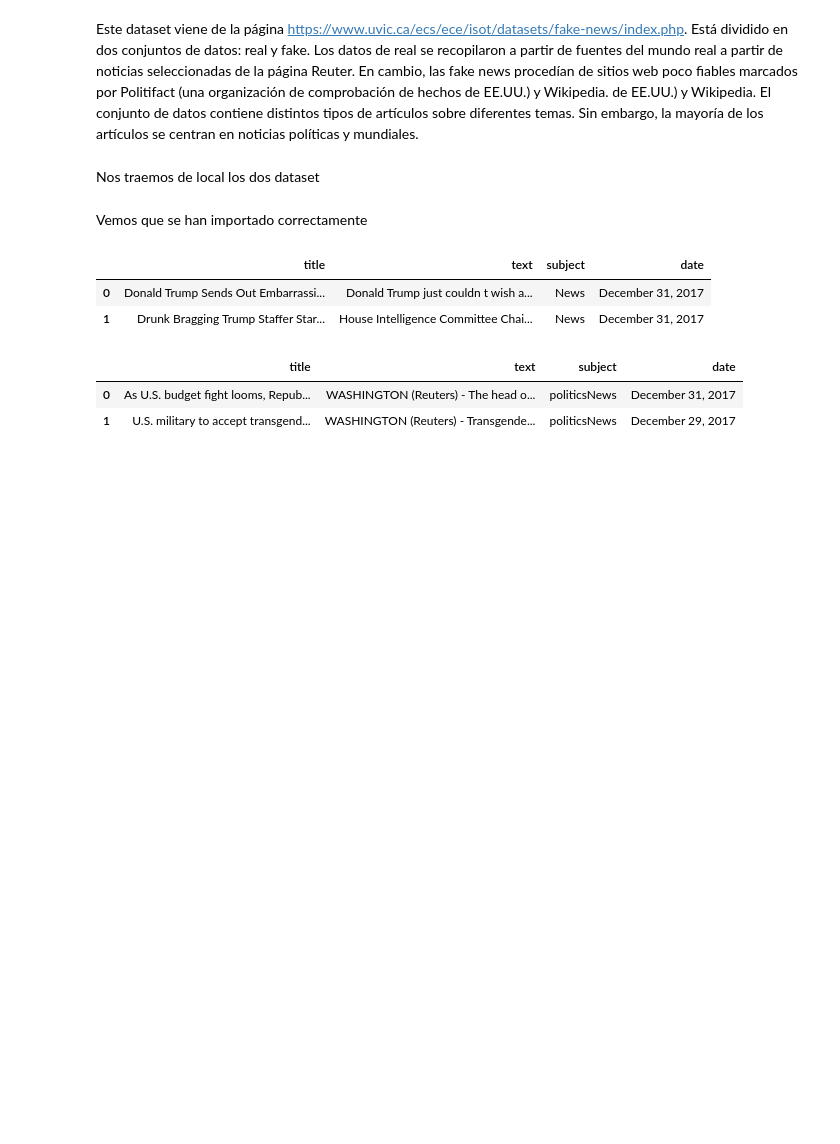
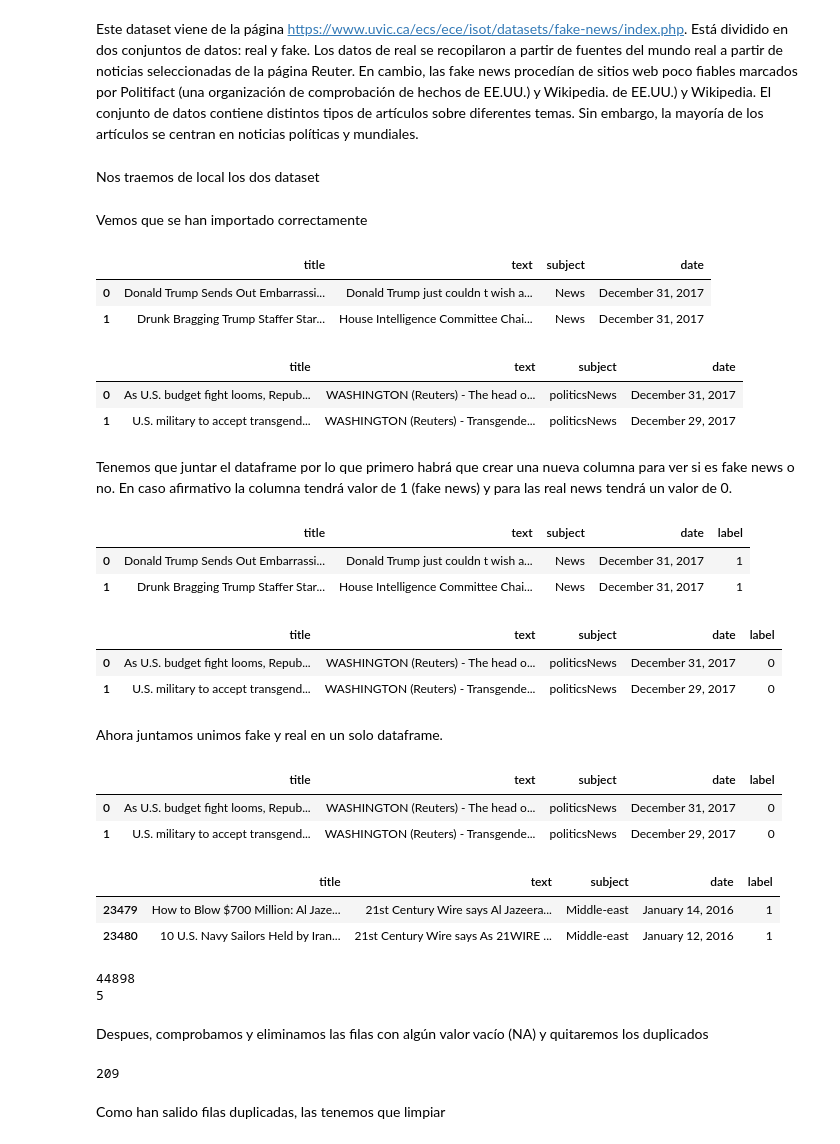
Before and after one commit to esterfb3397/fake-news-project-tfm, a Jupyter notebook: EDA.ipynb, the cells around one changed output. Saved outputs shown, nothing was run; the diff lists cells and outputs as text; code cells hidden in the pictures; blank space fills up the shorter version.

```diff
--- a/EDA.ipynb
+++ b/EDA.ipynb
@@ -16,8 +19,8 @@ Sin embargo, la mayoría de los artículos se centran en noticias políticas y m
 # %% [markdown]
 Nos traemos de local los dos dataset
 # %%
-fake = pd.read_csv('/content/fake-news-project-tfm/data/Fake.csv',delimiter=',',skiprows=0,low_memory=False)
-real = pd.read_csv('/content/fake-news-project-tfm/data/True.csv',delimiter=',',skiprows=0,low_memory=False)
+fake = pd.read_csv('/content/fake-news-project-tfm/data/Fake.csv',delimiter=',',skiprows=0,encoding='utf8', engine='python')
+real = pd.read_csv('/content/fake-news-project-tfm/data/True.csv',delimiter=',',skiprows=0,encoding='utf8', engine='python')
 # %% [markdown]
 Vemos que se han importado correctamente
 # %%
@@ -32,3 +35,5 @@ real.head(2)
 |  | title | text | subject | date |
 | 0 | As U.S. budget fight looms, Repub... | WASHINGTON (Reuters) - The head o... | politicsNews | December 31, 2017 |
 | 1 | U.S. military to accept transgend... | WASHINGTON (Reuters) - Transgende... | politicsNews | December 29, 2017 |
+# %% [markdown]
+Tenemos que juntar el dataframe por lo que primero habrá que crear una nueva columna para ver si es fake news o no. En caso afirmativo la columna tendrá valor de 1 (fake news) y para las real news tendrá un valor de 0.
@@ -34,0 +42,6 @@ real.head(2)
+# %%
+fake.head(2)
+# %% [output]
+|  | title | text | subject | date | label |
+| 0 | Donald Trump Sends Out Embarrassi... | Donald Trump just couldn t wish a... | News | December 31, 2017 | 1 |
+| 1 | Drunk Bragging Trump Staffer Star... | House Intelligence Committee Chai... | News | December 31, 2017 | 1 |
@@ -34,0 +50,8 @@ real.head(2)
+# %%
+real.head(2)
+# %% [output]
+|  | title | text | subject | date | label |
+| 0 | As U.S. budget fight looms, Repub... | WASHINGTON (Reuters) - The head o... | politicsNews | December 31, 2017 | 0 |
+| 1 | U.S. military to accept transgend... | WASHINGTON (Reuters) - Transgende... | politicsNews | December 29, 2017 | 0 |
+# %% [markdown]
+Ahora juntamos unimos fake y real en un solo dataframe.
@@ -34,0 +60,27 @@ real.head(2)
+# %%
+df.head(2)
+# %% [output]
+|  | title | text | subject | date | label |
+| 0 | As U.S. budget fight looms, Repub... | WASHINGTON (Reuters) - The head o... | politicsNews | December 31, 2017 | 0 |
+| 1 | U.S. military to accept transgend... | WASHINGTON (Reuters) - Transgende... | politicsNews | December 29, 2017 | 0 |
+# %%
+df.tail(2)
+# %% [output]
+|  | title | text | subject | date | label |
+| 23479 | How to Blow $700 Million: Al Jaze... | 21st Century Wire says Al Jazeera... | Middle-east | January 14, 2016 | 1 |
+| 23480 | 10 U.S. Navy Sailors Held by Iran... | 21st Century Wire says As 21WIRE ... | Middle-east | January 12, 2016 | 1 |
+# %%
+#Primero comprobamos el tamaño y las columnas
+print(len(df))
+print(df.shape[1])
+# %% [output]
+44898
+5
+# %% [markdown]
+Despues, comprobamos y eliminamos las filas con algún valor vacío (NA) y quitaremos los duplicados
+# %%
+np.sum(df.duplicated())
+# %% [output]
+209
+# %% [markdown]
+Como han salido filas duplicadas, las tenemos que limpiar
```
Also changed, not shown: parts of 24 cells of this notebook.
